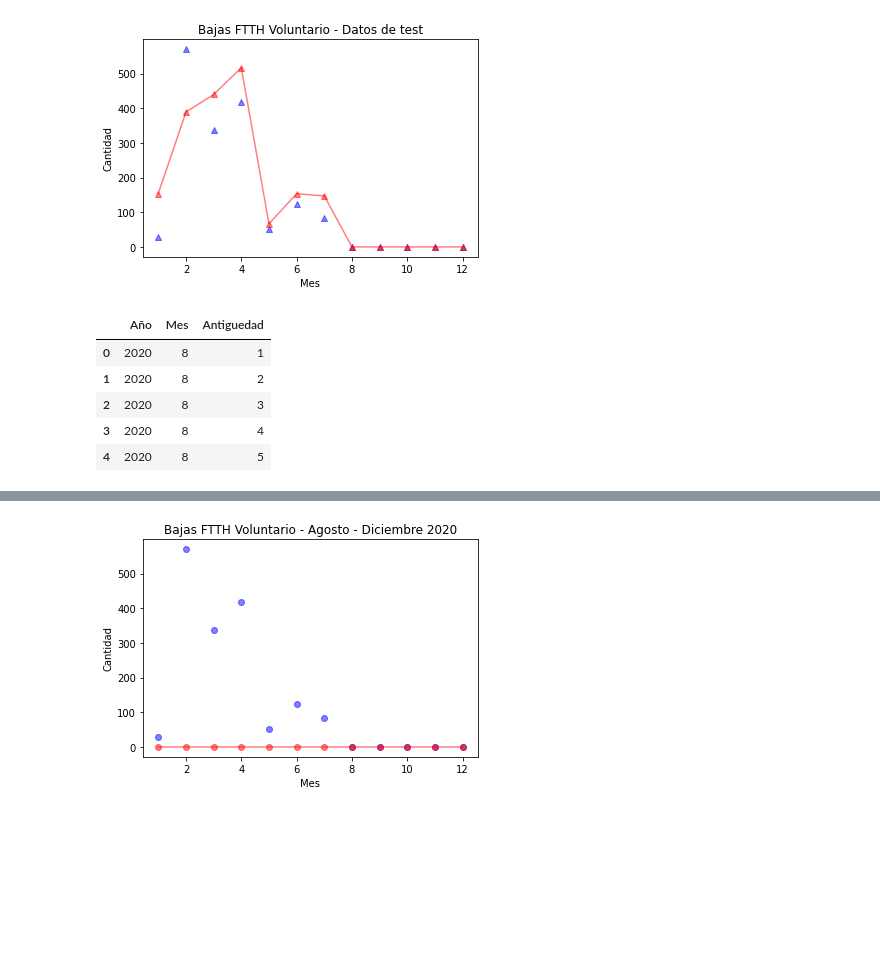
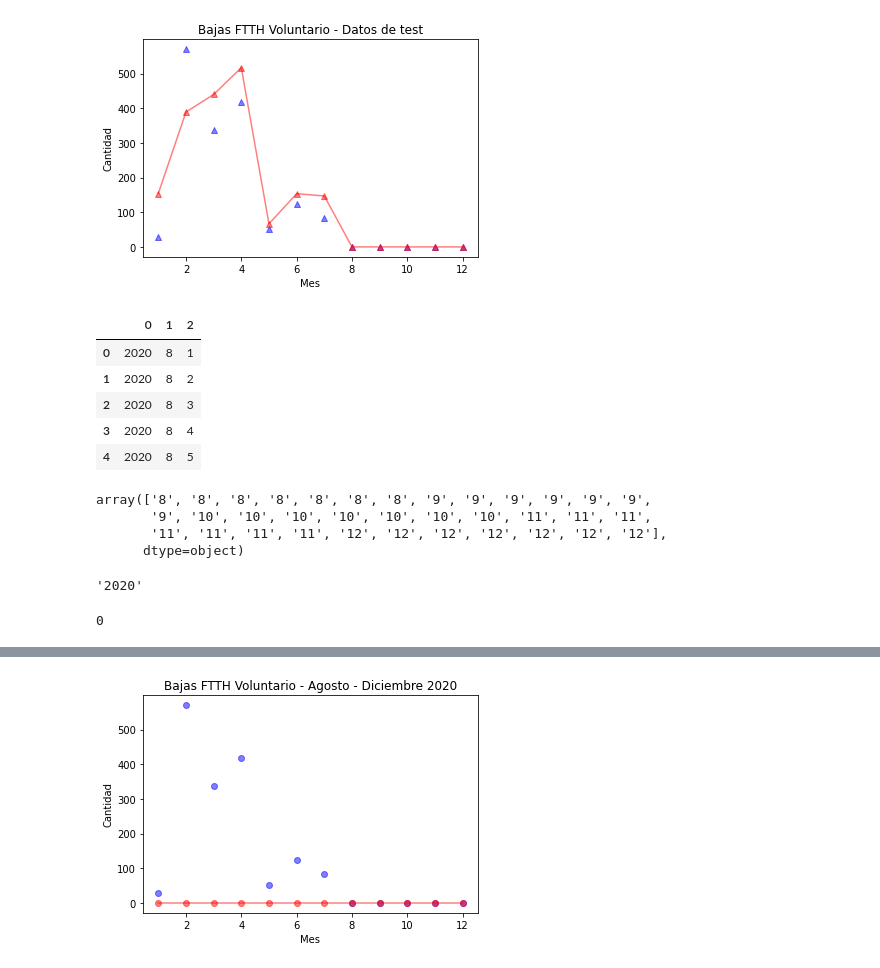
Before and after one commit to ClauCll/Curso_ML_A_Z, a Jupyter notebook: Regresión/Regresion_Bajas_Antiguedad_v9.ipynb, the cells around one changed output, grey strips where cells are left out. Drawn from its saved outputs; the diff is of its cells as text; code cells hidden in the pictures; blank space fills up the shorter version.

```diff
--- a/Regresión/Regresion_Bajas_Antiguedad_v9.ipynb
+++ b/Regresión/Regresion_Bajas_Antiguedad_v9.ipynb
@@ -428,14 +428,7 @@ c_mes = ["8"] * 7 + ["9"] * 7 + ["10"] * 7 + ["11"] * 7 + ["12"] * 7
 c_antiguedad = [1,2,3,4,5,6,7] + [1,2,3,4,5,6,7] +[1,2,3,4,5,6,7] +[1,2,3,4,5,6,7] +[1,2,3,4,5,6,7]
 df2 = pd.DataFrame({"Año": c_anio, "Mes": c_mes, "Antiguedad": c_antiguedad})
 # %%
-df2.head(5)
+df2
-# %% [output]
-|  | Año | Mes | Antiguedad |
-| 0 | 2020 | 8 | 1 |
-| 1 | 2020 | 8 | 2 |
-| 2 | 2020 | 8 | 3 |
-| 3 | 2020 | 8 | 4 |
-| 4 | 2020 | 8 | 5 |
 # %%
 x2= df2.iloc[:,:].values
 x2=np.array(x2)
@@ -443,6 +436,24 @@ x2=np.array(x2)
 x_poly_p = poly_reg.fit_transform(x2)
 y_predic_x2 = lineal_poly.predict(x_poly_p)
 # %%
-pd.DataFrame(x_poly_p)
+pd.DataFrame(x2).head(5)
+# %% [output]
+|  | 0 | 1 | 2 |
+| 0 | 2020 | 8 | 1 |
+| 1 | 2020 | 8 | 2 |
+| 2 | 2020 | 8 | 3 |
+| 3 | 2020 | 8 | 4 |
+| 4 | 2020 | 8 | 5 |
 # %%
 pd.DataFrame(y_predic_x2)
+# %%
+x2[:,1]
+# %% [output]
+array(['8', '8', '8', '8', '8', '8', '8', '9', '9', '9', '9', '9', '9',
+       '9', '10', '10', '10', '10', '10', '10', '10', '11', '11', '11',
+       '11', '11', '11', '11', '12', '12', '12', '12', '12', '12', '12'],
+      dtype=object)
+# %%
+x2[1,0]
+# %% [output]
+'2020'
@@ -501,6 +514,8 @@ for _ in x2[:,1]:
   else:
       pass
   cont_reg=cont_reg+1
+print (acump8)
+
 x2_p, y2_p = [],[]
 for _ in range(1,13):
   x2_p.append(_)
@@ -528,3 +543,5 @@ for _ in range(1,13):
     y2_p.append(acump11)
   if _== 12:
     y2_p.append(acump12)
+# %% [output]
+0
```
Also changed, not shown: parts of 3 cells of this notebook.
